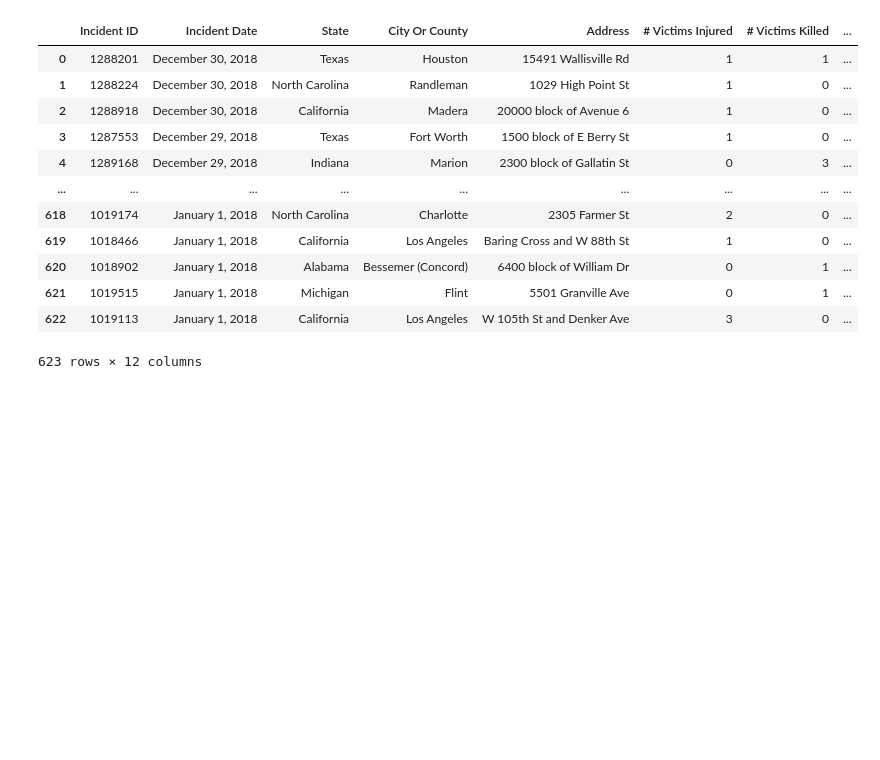
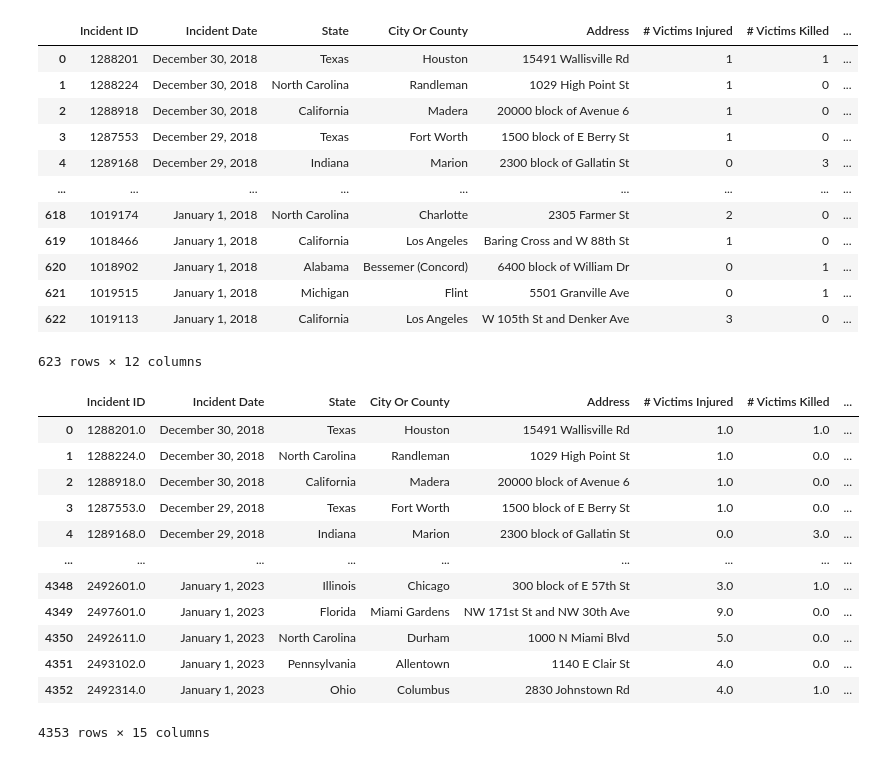
Before and after one commit to DozieSixtus/Gun-violence-US, a Jupyter notebook: scripts/EDA.ipynb, the cells around one changed output. Saved outputs shown, nothing was run; the diff lists cells and outputs as text; code cells hidden in the pictures; blank space fills up the shorter version.

```diff
--- a/scripts/EDA.ipynb
+++ b/scripts/EDA.ipynb
@@ -33,3 +36,27 @@ gunVio2018
 | 621 | 1019515 | January 1, 2018 | Michigan | Flint | 5501 Granville Ave | 0 | 1 | ... |
 | 622 | 1019113 | January 1, 2018 | California | Los Angeles | W 105th St and Denker Ave | 3 | 0 | ... |
 623 rows × 12 columns
+# %%
+frames = [gunVio2018,
+          gunVio2019,
+          gunVio2020,
+          gunVio2021,
+          gunVio2022,
+          gunVio2023]
+
+mergedDataset = reduce(lambda top, bottom: top.append(bottom, ignore_index=True), frames)
+mergedDataset
+# %% [output]
+|  | Incident ID | Incident Date | State | City Or County | Address | # Victims Injured | # Victims Killed | ... |
+| 0 | 1288201.0 | December 30, 2018 | Texas | Houston | 15491 Wallisville Rd | 1.0 | 1.0 | ... |
+| 1 | 1288224.0 | December 30, 2018 | North Carolina | Randleman | 1029 High Point St | 1.0 | 0.0 | ... |
+| 2 | 1288918.0 | December 30, 2018 | California | Madera | 20000 block of Avenue 6 | 1.0 | 0.0 | ... |
+| 3 | 1287553.0 | December 29, 2018 | Texas | Fort Worth | 1500 block of E Berry St | 1.0 | 0.0 | ... |
+| 4 | 1289168.0 | December 29, 2018 | Indiana | Marion | 2300 block of Gallatin St | 0.0 | 3.0 | ... |
+| ... | ... | ... | ... | ... | ... | ... | ... | ... |
+| 4348 | 2492601.0 | January 1, 2023 | Illinois | Chicago | 300 block of E 57th St | 3.0 | 1.0 | ... |
+| 4349 | 2497601.0 | January 1, 2023 | Florida | Miami Gardens | NW 171st St and NW 30th Ave | 9.0 | 0.0 | ... |
+| 4350 | 2492611.0 | January 1, 2023 | North Carolina | Durham | 1000 N Miami Blvd | 5.0 | 0.0 | ... |
+| 4351 | 2493102.0 | January 1, 2023 | Pennsylvania | Allentown | 1140 E Clair St | 4.0 | 0.0 | ... |
+| 4352 | 2492314.0 | January 1, 2023 | Ohio | Columbus | 2830 Johnstown Rd | 4.0 | 1.0 | ... |
+4353 rows × 15 columns
```
Also changed, not shown: parts of 10 cells of this notebook, 2 other files.
